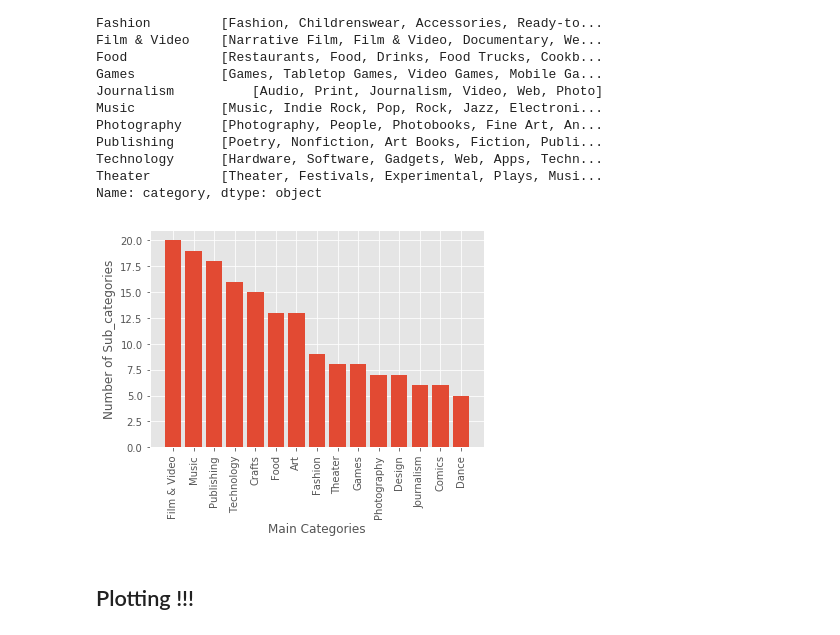
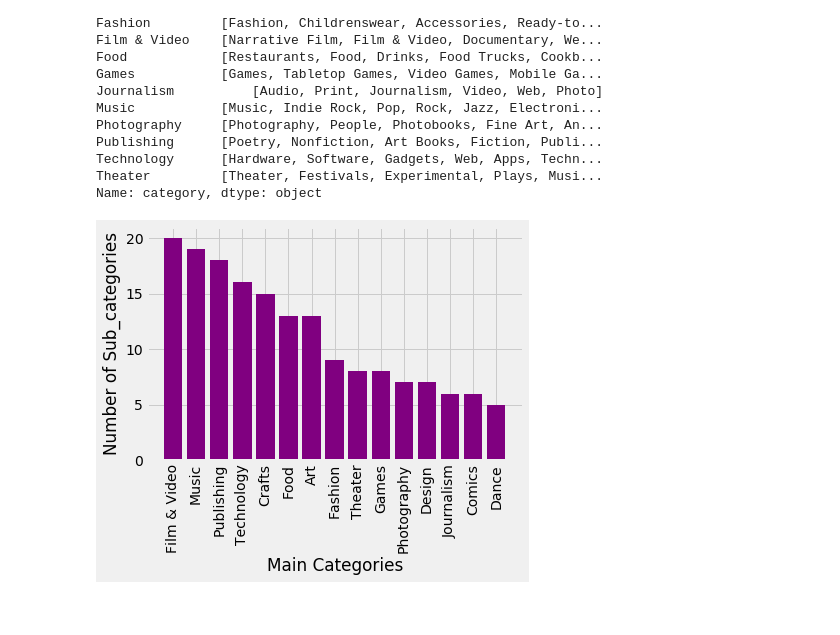
Before and after one commit to hannah-ross/dataforgood, a Jupyter notebook: Final Project 131 James.ipynb, the cells around one changed output. Cells and saved outputs as stored; diff of their text form; code cells hidden in the pictures.

```diff
--- a/Final Project 131 James.ipynb
+++ b/Final Project 131 James.ipynb
@@ -109,0 +187,6 @@ Name: main_category, dtype: int64
+# %%
+plt.style.use('fivethirtyeight')
+plt.hist(ks["backers"], color = "blue", range = (0,250))
+plt.xlabel("Number of Backers")
+plt.ylabel('Count')
+plt.show()
@@ -265,7 +355,7 @@ Journalism       1.255741
 Dance            0.995085
 Name: state, dtype: float64
 # %%
-plt.style.use('ggplot')
+plt.style.use('fivethirtyeight')
 plt.bar(percent_of_kickstarters.index, percent_of_kickstarters, color = "green")
 plt.xticks(rotation=90)
 plt.xlabel("Main Categories")
@@ -391,5 +484,5 @@ Name: state, dtype: int64
 # %%
-plt.style.use('ggplot')
+plt.style.use('fivethirtyeight')
 plt.bar(total_projects_per_cat.index, total_projects_per_cat, color = "red")
 plt.bar(num_successful_proj_per_cat.index, num_successful_proj_per_cat, color = "blue")
 plt.xticks(rotation=90)
@@ -447,0 +518,8 @@ Name: usd_goal_real, dtype: float64
+# %%
+plt.style.use('fivethirtyeight')
+main_category = ks.main_category.unique()
+plt.bar(main_category, cat_goal_medians)
+plt.xticks(rotation=90)
+plt.xlabel("Main Categories")
+plt.ylabel('Category Median Goal Values')
+plt.show()
@@ -466,16 +548,12 @@ Technology      [Hardware, Software, Gadgets, Web, Apps, Techn...
 Theater         [Theater, Festivals, Experimental, Plays, Musi...
 Name: category, dtype: object
 # %%
-# number of sub categories per group
 num_sub_cats = ks.groupby(["main_category"]).category.nunique().sort_values(ascending=False)
-
-plt.style.use('ggplot')
-plt.bar(num_sub_cats.index, num_sub_cats)
+plt.style.use('fivethirtyeight')
+plt.bar(num_sub_cats.index, num_sub_cats, color = "purple")
 plt.xticks(rotation=90)
 plt.xlabel("Main Categories")
 plt.ylabel('Number of Sub_categories')
 plt.show()
 # %% [output]
-[figure, old version]
+[figure, new version]
-# %% [markdown]
-## Plotting !!!
```
Also changed, not shown: parts of 68 cells of this notebook.
